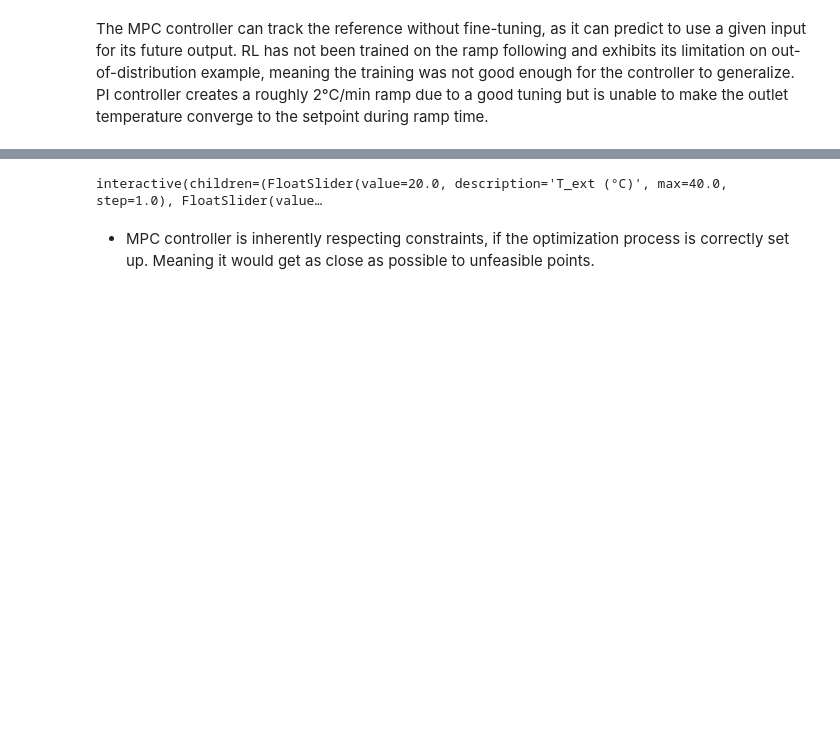
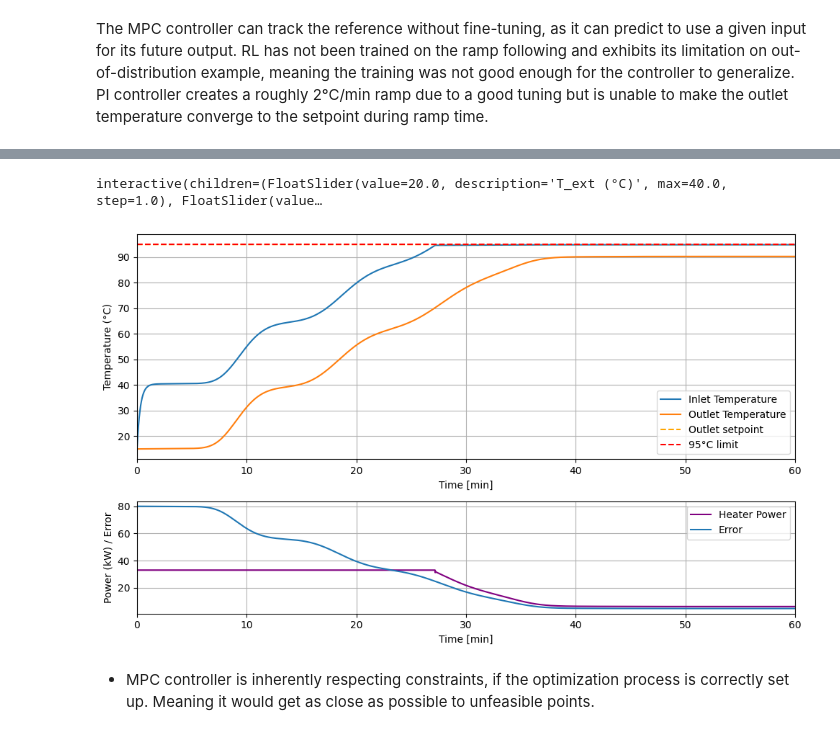
Before and after one commit to cetiennec/etiennechassaing.github.io, a Jupyter notebook: static/book/_sources/system_tutorial.ipynb, the cells around one changed output, grey strips where cells are left out. Cells and saved outputs as stored; diff of their text form; code cells hidden in the pictures; blank space fills up the shorter version.

```diff
--- a/static/book/_sources/system_tutorial.ipynb
+++ b/static/book/_sources/system_tutorial.ipynb
@@ -382,20 +392,24 @@ To mitigate the risk
 # %%
 from PI_backend import *
 
 # Interactive sliders for tuning Kp, Ki, and T_ext
 interact(
     simulate_PI,
     Kp=fixed(1300.0),
     Ki=fixed(0.08),
     T_ext=FloatSlider(min=0, max=40, step=1, value=20, description="T_ext (°C)"),
     T_set=FloatSlider(min=0, max=95, step=1, value=92, description="T_set (°C)"),
     save_csv = fixed(False),
     ramped = fixed(False),
     csv_filename = fixed(""),
     alpha=FloatSlider(min=0.1, max=10, step=0.5, value=8, description="alpha"),
 );
+
+#if sliders are not working :
+simulate_PI(Kp=1300, Ki=0.08, save_csv=False, T_ext=20, alpha=5, T_set=95)
 # %% [output]
 interactive(children=(FloatSlider(value=20.0, description='T_ext (°C)', max=40.0, step=1.0), FloatSlider(value…
+[figure, added]
 # %% [markdown]
 - MPC controller is inherently respecting constraints, if the optimization process is correctly set up. Meaning it would get as close as possible to unfeasible points.
 # %% [markdown]
```
Also changed, not shown: parts of 4 cells of this notebook, 22 other files.
